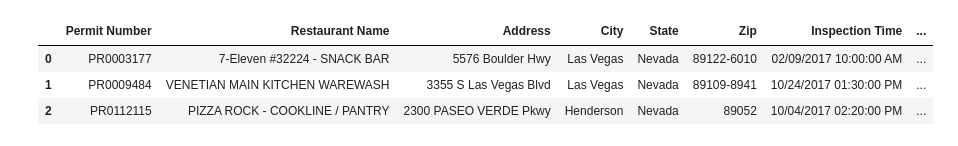
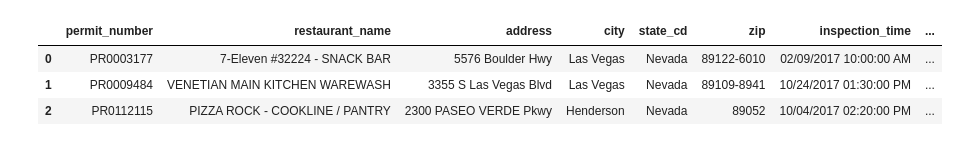
Before and after one commit to TVanEyck/ProjectETL, a Jupyter notebook: ETL/ETL_JA.ipynb, the cells around one changed output. Saved outputs shown, nothing was run; the diff lists cells and outputs as text; code cells hidden in the pictures.

```diff
--- a/ETL/ETL_JA.ipynb
+++ b/ETL/ETL_JA.ipynb
@@ -45,11 +126,23 @@ ri_df.head(3)
 # %%
 # Create a filtered dataframe from specific columns # keep:“permit code”,“Restaurant Name”, “address”, “city”, “state”, “zip”, “inspection time”, “Inspection results”, “location”
-ri_cols = ["Permit Number","Restaurant Name", "Address", "City", "State", "Zip", "Inspection Time", "Inspection Result", "Location 1"]
+ri_cols = ["Permit Number","Restaurant Name", "Address", "City", "State", "Zip", "Inspection Time", "Inspection Result"]
 ri_transformed = ri_df[ri_cols].copy()
 
+# Rename the column headers
+ri_transformed = ri_transformed.rename(columns={"Permit Number": "permit_number",
+                                                "Restaurant Name":"restaurant_name",
+                                                "Address": "address",
+                                                "State":"state_cd",
+                                                "Zip": "zip",
+                                                "City": "city",
+                                                "Inspection Time":"inspection_time",
+                                                "Inspection Result":"inspection_result"
+
+                                               })
+
 ri_transformed.head(3)
 # %% [output]
-|  | Permit Number | Restaurant Name | Address | City | State | Zip | Inspection Time | ... |
+|  | permit_number | restaurant_name | address | city | state_cd | zip | inspection_time | ... |
 | 0 | PR0003177 | 7-Eleven #32224 - SNACK BAR | 5576 Boulder Hwy | Las Vegas | Nevada | 89122-6010 | 02/09/2017 10:00:00 AM | ... |
 | 1 | PR0009484 | VENETIAN MAIN KITCHEN WAREWASH | 3355 S Las Vegas Blvd | Las Vegas | Nevada | 89109-8941 | 10/24/2017 01:30:00 PM | ... |
 | 2 | PR0112115 | PIZZA ROCK - COOKLINE / PANTRY | 2300 PASEO VERDE Pkwy | Henderson | Nevada | 89052 | 10/04/2017 02:20:00 PM | ... |
```
Also changed, not shown: parts of 19 cells of this notebook, 3 other files.
